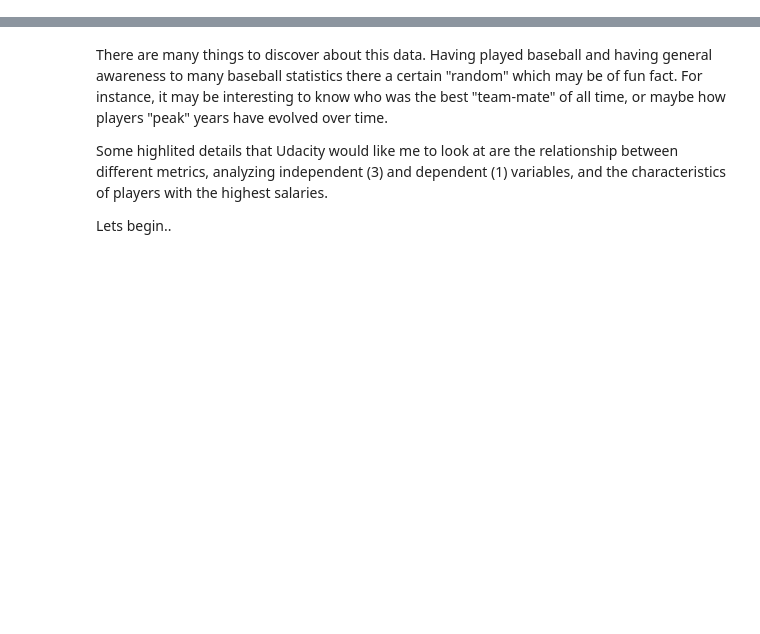
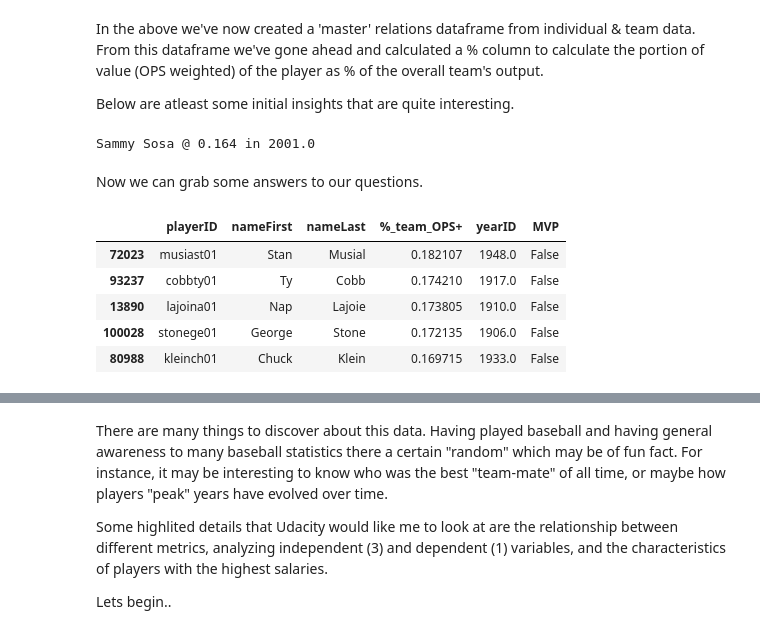
Before and after one commit to garrettbusch15/P2-Baseball-Analysis-Project, a Jupyter notebook: P2 Project Baseball.ipynb, the cells around one changed output, grey strips where cells are left out. Cells and saved outputs as stored; diff of their text form; code cells hidden in the pictures; blank space fills up the shorter version.

```diff
--- a/P2 Project Baseball.ipynb
+++ b/P2 Project Baseball.ipynb
@@ -144,0 +253,36 @@ def create_teammate_relations(Ldf, Rdf):
+# %%
+def f_Parse_AVG(yr, team):
+    tmp = fileBatting[(fileBatting.teamID == team) & (fileBatting.yearID == yr)].sum()
+    H = tmp['H']
+    AB = tmp['AB']
+    return f_Avg(AB, H)
+def f_Parse_OBP(yr, team):
+    tmp = fileBatting[(fileBatting.teamID == team) & (fileBatting.yearID == yr)].sum()
+    H = tmp['H']
+    BB = tmp['BB']
+    IBB = tmp['IBB']
+    HBP = tmp['HBP']
+    SF = tmp['SF']
+    AB = tmp['AB']
+    return f_Obp(H,BB,IBB,HBP,SF,AB)
+def f_Parse_SLUG(yr, team):
+    tmp = fileBatting[(fileBatting.teamID == team) & (fileBatting.yearID == yr)].sum()
+    H = tmp['H']
+    AB = tmp['AB']
+    Dbl = tmp['2B']
+    Trpl = tmp['3B']
+    HR = tmp['HR']
+    return f_Slug(H,Dbl,Trpl,HR,AB)
+# %%
+def unique_team_season():
+    tms = fileBatting[['yearID', 'teamID']].copy()
+    tms.drop_duplicates(inplace=True)
+    tms['team_BA'] = tms.apply(lambda w: f_Parse_AVG(w['yearID'],w['teamID']), axis=1)
+    tms['team_OBP'] = tms.apply(lambda w: f_Parse_OBP(w['yearID'],w['teamID']), axis=1)
+    tms['team_SLUG'] = tms.apply(lambda w: f_Parse_SLUG(w['yearID'],w['teamID']), axis=1)
+    tms['team_OPS+'] = tms['team_OBP'] + tms['team_SLUG']
+    tms['team_OpsWght'] = tms.apply(lambda w: (w['team_OPS+'] * fileBatting[(fileBatting.teamID == w['teamID']) & (fileBatting.yearID == w['yearID'])].sum()['AB']), axis=1)
+    return tms
+# %%
+team_stat_summary = unique_team_season()
+team_stat_summary.head(1)
@@ -145,3 +296,3 @@ def create_teammate_relations(Ldf, Rdf):
 # %%
-def create_master_relations(Ldf, Rdf):
-    return pd.merge(Ldf, Rdf, on=['yearID','teamID'], how='outer')
+master_player_team = pd.merge(master_player_season, team_stat_summary, on=['yearID','teamID'], how='outer')
+master_player_team['%_team_OPS+'] = master_player_team['statOpsWght'] / master_player_team['team_OpsWght']
@@ -291,0 +305,4 @@ z.loc[z.loc[(z['yearID']>1970),'%_team_OPS+'].argmax(),'nameFirst'] + \
+# %% [markdown]
+In the above we've now created a 'master' relations dataframe from individual & team data. From this dataframe we've gone ahead and calculated a % column to calculate the portion of value (OPS weighted) of the player as % of the overall team's output.
+
+Below are atleast some initial insights that are quite interesting.
@@ -291,0 +315,18 @@ z.loc[z.loc[(z['yearID']>1970),'%_team_OPS+'].argmax(),'nameFirst'] + \
+# %%
+time_filter = 1970
+placement = master_player_team.loc[(master_player_team['yearID']>time_filter),'%_team_OPS+'].argmax()
+print df_lookup(placement)
+# %% [output]
+Sammy Sosa @ 0.164 in 2001.0
+# %% [markdown]
+<a id='question1'></a>
+Now we can grab some answers to our questions.
+# %%
+master_player_team[(master_player_team.yearID > 1900)].sort_values('%_team_OPS+', ascending=False).head(5)[['playerID','nameFirst', 'nameLast', '%_team_OPS+', 'yearID', 'MVP']]
+# %% [output]
+|  | playerID | nameFirst | nameLast | %_team_OPS+ | yearID | MVP |
+| 72023 | musiast01 | Stan | Musial | 0.182107 | 1948.0 | False |
+| 93237 | cobbty01 | Ty | Cobb | 0.174210 | 1917.0 | False |
+| 13890 | lajoina01 | Nap | Lajoie | 0.173805 | 1910.0 | False |
+| 100028 | stonege01 | George | Stone | 0.172135 | 1906.0 | False |
+| 80988 | kleinch01 | Chuck | Klein | 0.169715 | 1933.0 | False |
```
Also changed, not shown: parts of 68 cells of this notebook.
